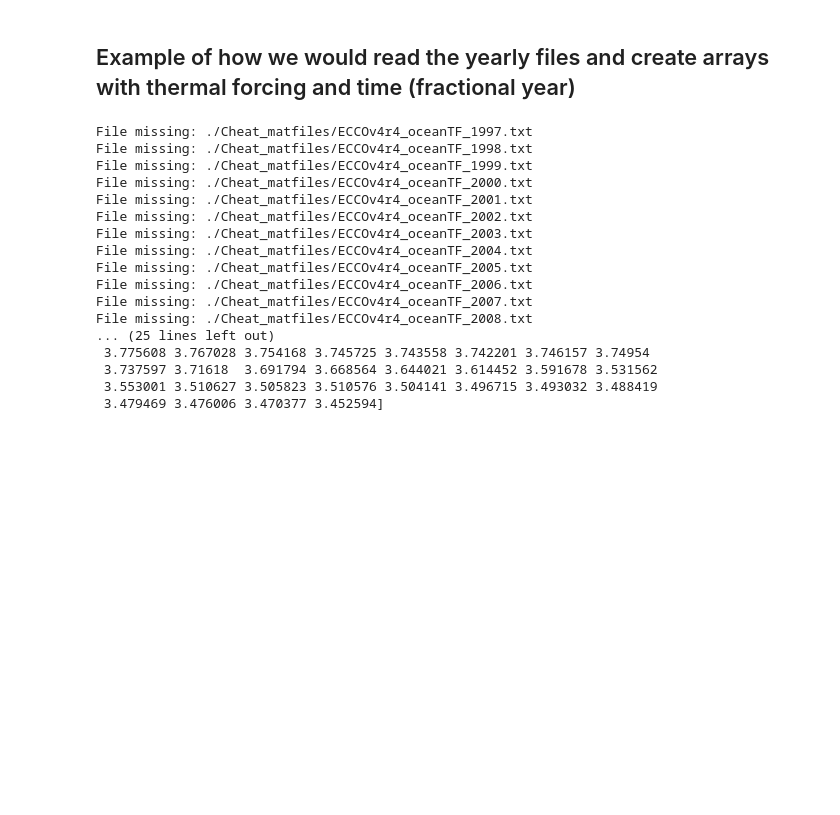
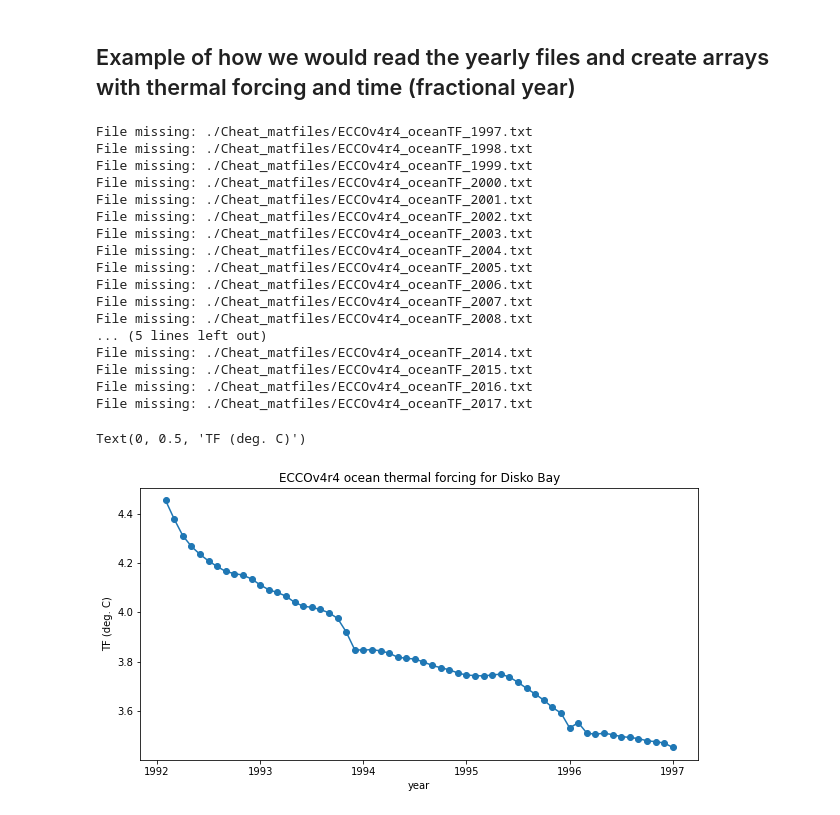
Before and after one commit to dfelikson/GrIS_Outlet_Glacier_Seasonal_dhdt, a Jupyter notebook: preprocess_ECCO_ocean_thermal_forcing.ipynb, the cells around one changed output. Saved outputs shown, nothing was run; the diff lists cells and outputs as text; code cells hidden in the pictures; blank space fills up the shorter version.

Commit message:
Added a plot

```diff
--- a/preprocess_ECCO_ocean_thermal_forcing.ipynb
+++ b/preprocess_ECCO_ocean_thermal_forcing.ipynb
@@ -274,37 +274,42 @@ years = range(1992,2018)
 time = np.array([]) #np.empty(26*12)
 TF_avg = np.array([]) #np.empty(26*12)
 
 # Loop through yearly files and add thermal forcing and times to array
 for year in years:
     filename = './Cheat_matfiles/ECCOv4r4_oceanTF_{:d}.txt'.format(year)
     if os.path.isfile(filename):
         f = open(filename, 'r')
         lines = f.readlines()
         f.close()
 
         time = np.hstack( (time, [year + month/12 for month in range(1,13)]))
         TF_avg = np.hstack( (TF_avg, [float(TF) for TF in lines[0].split()]) )
 
     else:
         print('File missing: ' + filename)
 
-print(time)
-print(TF_avg)
+fig = plt.figure(figsize=(10,5))
+plt.plot(time, TF_avg, 'o-')
+plt.title('ECCOv4r4 ocean thermal forcing for Disko Bay')
+plt.xlabel('year')
+plt.ylabel('TF (deg. C)')
 # %% [output]
 File missing: ./Cheat_matfiles/ECCOv4r4_oceanTF_1997.txt
 File missing: ./Cheat_matfiles/ECCOv4r4_oceanTF_1998.txt
 File missing: ./Cheat_matfiles/ECCOv4r4_oceanTF_1999.txt
 File missing: ./Cheat_matfiles/ECCOv4r4_oceanTF_2000.txt
 File missing: ./Cheat_matfiles/ECCOv4r4_oceanTF_2001.txt
 File missing: ./Cheat_matfiles/ECCOv4r4_oceanTF_2002.txt
 File missing: ./Cheat_matfiles/ECCOv4r4_oceanTF_2003.txt
 File missing: ./Cheat_matfiles/ECCOv4r4_oceanTF_2004.txt
 File missing: ./Cheat_matfiles/ECCOv4r4_oceanTF_2005.txt
 File missing: ./Cheat_matfiles/ECCOv4r4_oceanTF_2006.txt
 File missing: ./Cheat_matfiles/ECCOv4r4_oceanTF_2007.txt
 File missing: ./Cheat_matfiles/ECCOv4r4_oceanTF_2008.txt
-... (25 lines left out)
- 3.775608 3.767028 3.754168 3.745725 3.743558 3.742201 3.746157 3.74954
- 3.737597 3.71618  3.691794 3.668564 3.644021 3.614452 3.591678 3.531562
- 3.553001 3.510627 3.505823 3.510576 3.504141 3.496715 3.493032 3.488419
- 3.479469 3.476006 3.470377 3.452594]
+... (5 lines left out)
+File missing: ./Cheat_matfiles/ECCOv4r4_oceanTF_2014.txt
+File missing: ./Cheat_matfiles/ECCOv4r4_oceanTF_2015.txt
+File missing: ./Cheat_matfiles/ECCOv4r4_oceanTF_2016.txt
+File missing: ./Cheat_matfiles/ECCOv4r4_oceanTF_2017.txt
+Text(0, 0.5, 'TF (deg. C)')
+[figure, added]
```
